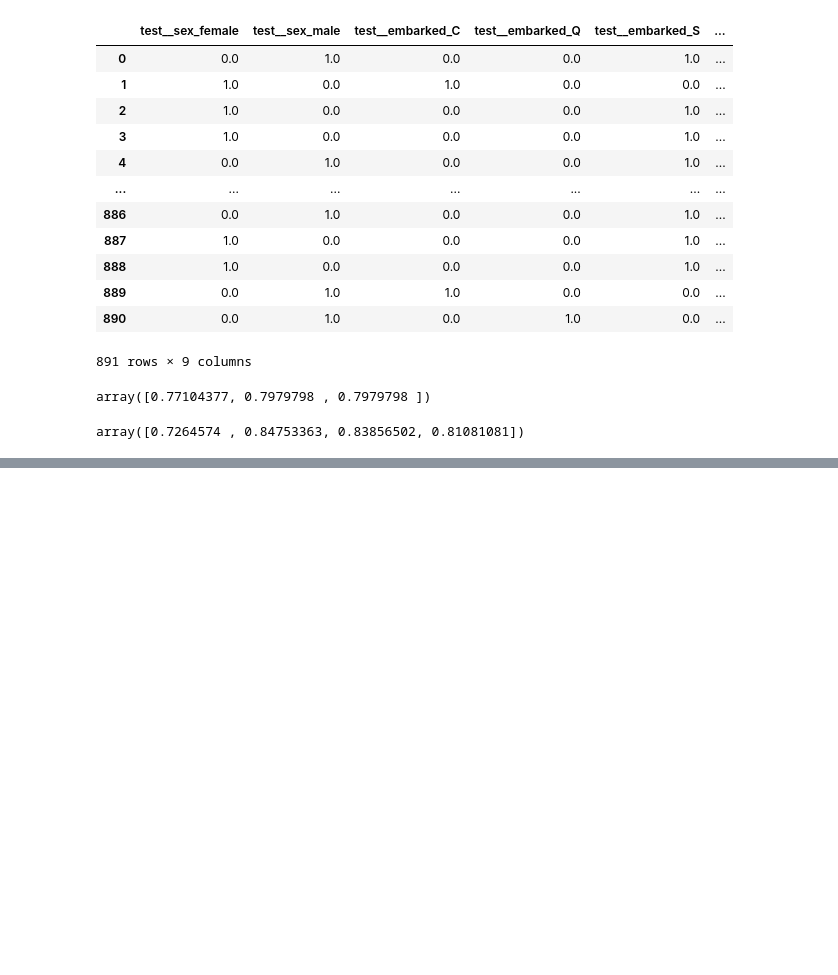
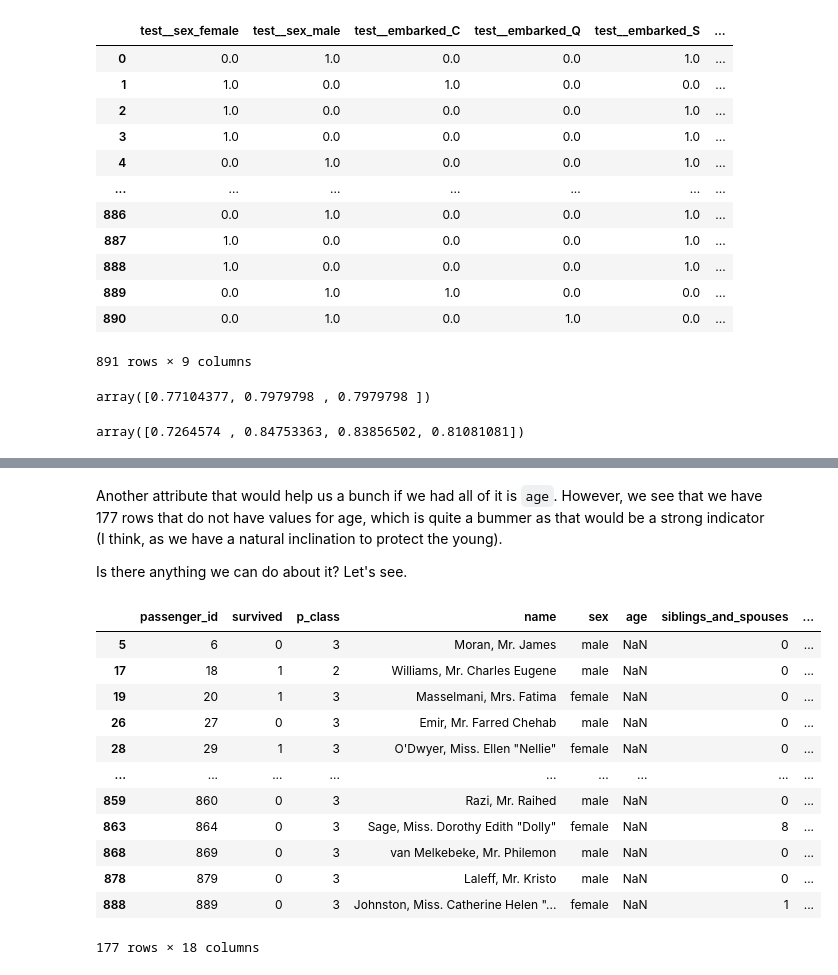
Before and after one commit to ndl284/learning_ml, a Jupyter notebook: notebooks/excercises/Chapter 3 Exercises.ipynb, the cells around one changed output, grey strips where cells are left out. Saved outputs shown, nothing was run; the diff lists cells and outputs as text; code cells hidden in the pictures; blank space fills up the shorter version.

```diff
--- a/notebooks/excercises/Chapter 3 Exercises.ipynb
+++ b/notebooks/excercises/Chapter 3 Exercises.ipynb
@@ -543,0 +647,8 @@ array([0.7264574 , 0.84753363, 0.83856502, 0.81081081])
+# %%
+print(f'{len(data_set[data_set["cabin"] == ''])}/{len(data_set)} of rows have empty values for cabin')
+data_set['cabin'] = data_set['cabin'].fillna('')
+data_set['concatenated_cabin'] = data_set.groupby('ticket')['cabin'].transform(lambda c: ','.join(sorted(set(c))))
+data_set['concatenated_cabin_by_family'] = data_set.groupby('last_name')['cabin'].transform(lambda c: ','.join(sorted(set(c))))
+
+print(f'{len(data_set[data_set["concatenated_cabin"] == ''])}/{len(data_set)} of rows have empty values for cabin after grouping by ticket')
+print(f'{len(data_set[data_set["concatenated_cabin_by_family"] == ''])}/{len(data_set)} of rows have empty values for cabin after grouping by ticket')
@@ -543,0 +668,20 @@ array([0.7264574 , 0.84753363, 0.83856502, 0.81081081])
+# %% [markdown]
+Another attribute that would help us a bunch if we had all of it is `age`. However, we see that we have 177 rows that do not have values for age, which is quite a bummer as that would be a strong indicator (I think, as we have a natural inclination to protect the young).
+
+Is there anything we can do about it? Let's see.
+# %%
+data_set[data_set["age"].isna()]
+# %% [output]
+|  | passenger_id | survived | p_class | name | sex | age | siblings_and_spouses | ... |
+| 5 | 6 | 0 | 3 | Moran, Mr. James | male | NaN | 0 | ... |
+| 17 | 18 | 1 | 2 | Williams, Mr. Charles Eugene | male | NaN | 0 | ... |
+| 19 | 20 | 1 | 3 | Masselmani, Mrs. Fatima | female | NaN | 0 | ... |
+| 26 | 27 | 0 | 3 | Emir, Mr. Farred Chehab | male | NaN | 0 | ... |
+| 28 | 29 | 1 | 3 | O'Dwyer, Miss. Ellen "Nellie" | female | NaN | 0 | ... |
+| ... | ... | ... | ... | ... | ... | ... | ... | ... |
+| 859 | 860 | 0 | 3 | Razi, Mr. Raihed | male | NaN | 0 | ... |
+| 863 | 864 | 0 | 3 | Sage, Miss. Dorothy Edith "Dolly" | female | NaN | 8 | ... |
+| 868 | 869 | 0 | 3 | van Melkebeke, Mr. Philemon | male | NaN | 0 | ... |
+| 878 | 879 | 0 | 3 | Laleff, Mr. Kristo | male | NaN | 0 | ... |
+| 888 | 889 | 0 | 3 | Johnston, Miss. Catherine Helen "... | female | NaN | 1 | ... |
+177 rows × 18 columns
```
Also changed, not shown: parts of 24 cells of this notebook.
